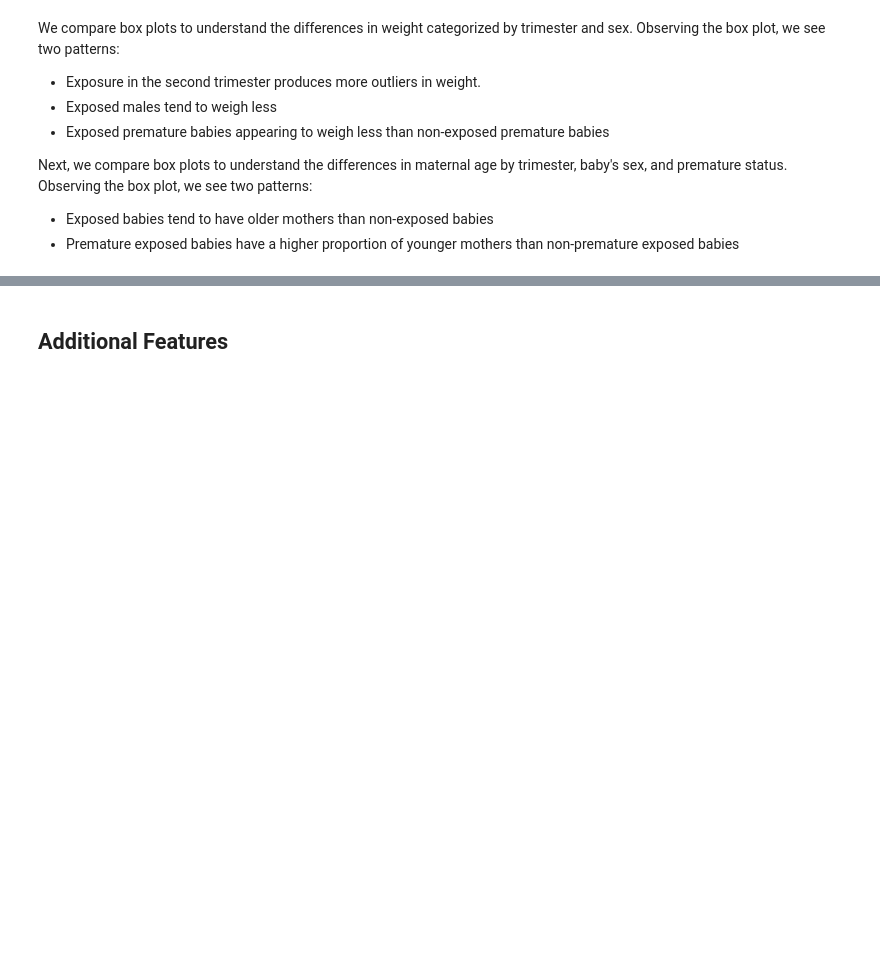
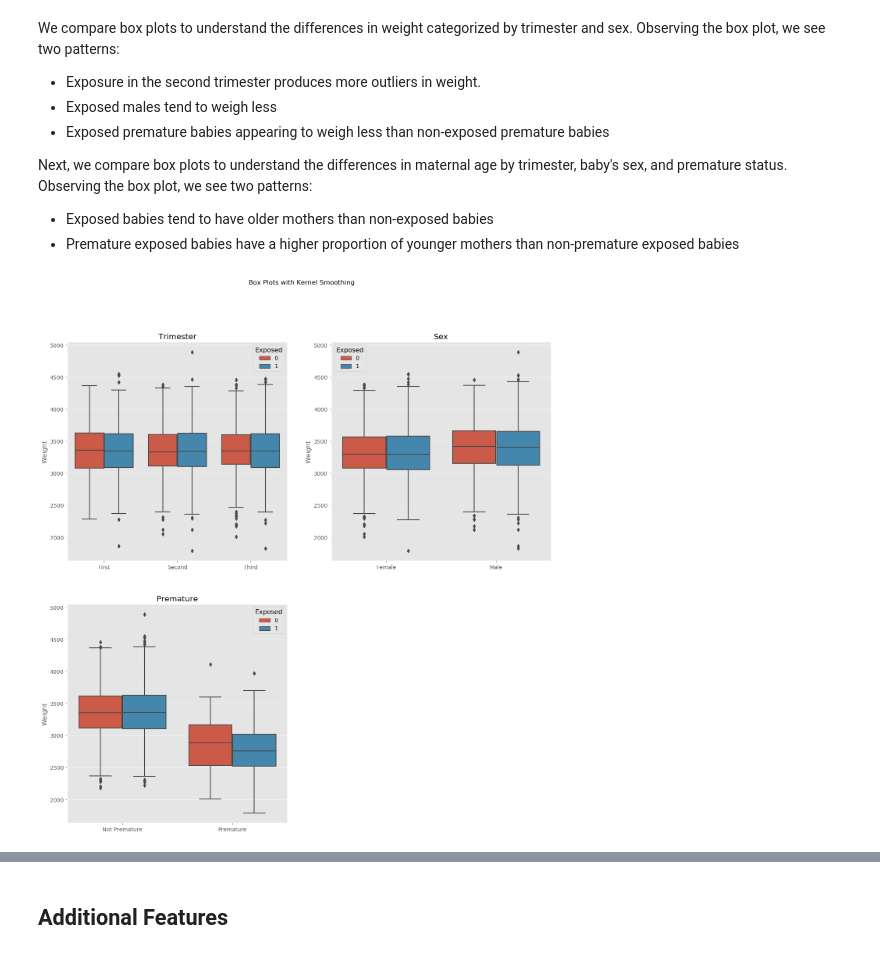
Before and after one commit to ShonTM/DataMiningProject1, a Jupyter notebook: MSDS_DATA_Mining_Project_1_27_Jan_2019.ipynb, the cells around one changed output, grey strips where cells are left out. Drawn from its saved outputs; the diff is of its cells as text; code cells hidden in the pictures; blank space fills up the shorter version.

```diff
--- a/MSDS_DATA_Mining_Project_1_27_Jan_2019.ipynb
+++ b/MSDS_DATA_Mining_Project_1_27_Jan_2019.ipynb
@@ -309,20 +363,22 @@ Next, we compare box plots to understand the differences in maternal age by trim
 # %%
 fig, ax = plt.subplots(nrows=2, ncols=2, figsize=(16,16))
 plt.style.use('ggplot')
-plt.suptitle('Distribution Plots with Kernel Smoothing')
+plt.suptitle('Box Plots with Kernel Smoothing')
 
 independent_features = ['Trimester', 'Sex', 'Premature']
 for idx in range(len(independent_features)):
     row = int(idx / 2)
     col = int(idx % 2)
     sns.boxplot(x=independent_features[idx], y='Weight', hue='Exposed', data=df_lite, ax=ax[row,col])
     ax[row,col].set_title(independent_features[idx])
     ax[row,col].set_xlabel('')
 
 ax[0,1].set_xticklabels(labels = ['Female','Male'])
 ax[1,0].set_xticklabels(labels = ['Not Premature','Premature'])
 ax[1,1].set_visible(False)
 plt.show()
+# %% [output]
+[figure, added]
 # %%
 fig, ax = plt.subplots(nrows=2, ncols=2, figsize=(16,16))
 plt.style.use('ggplot')
```
Also changed, not shown: parts of 17 cells of this notebook.
